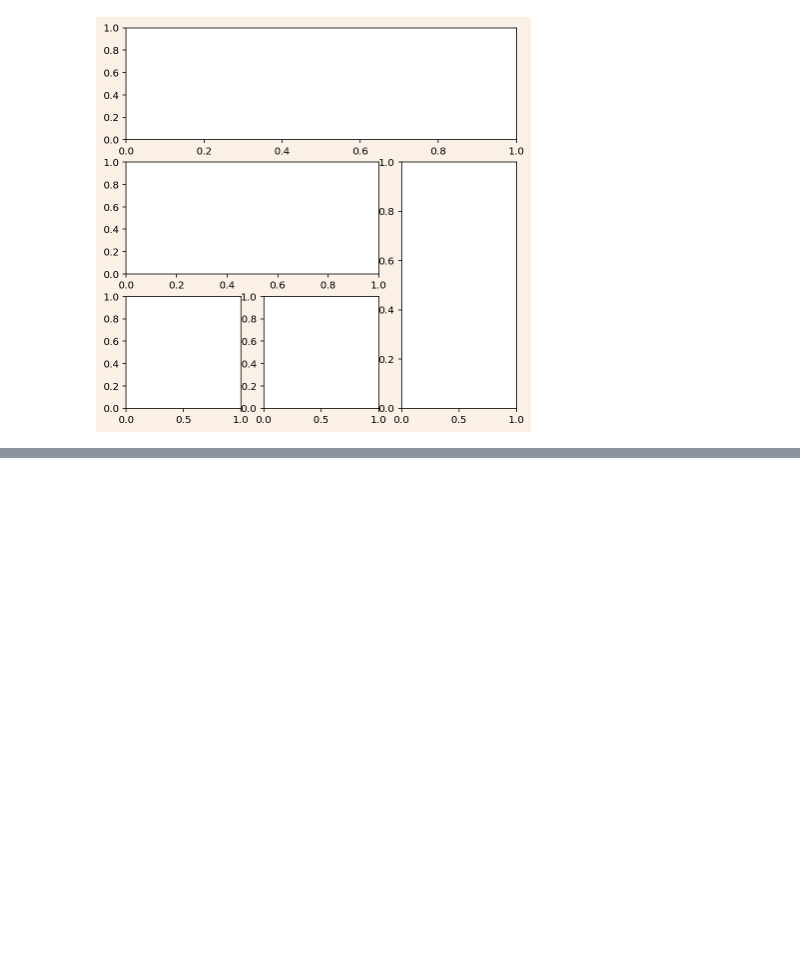
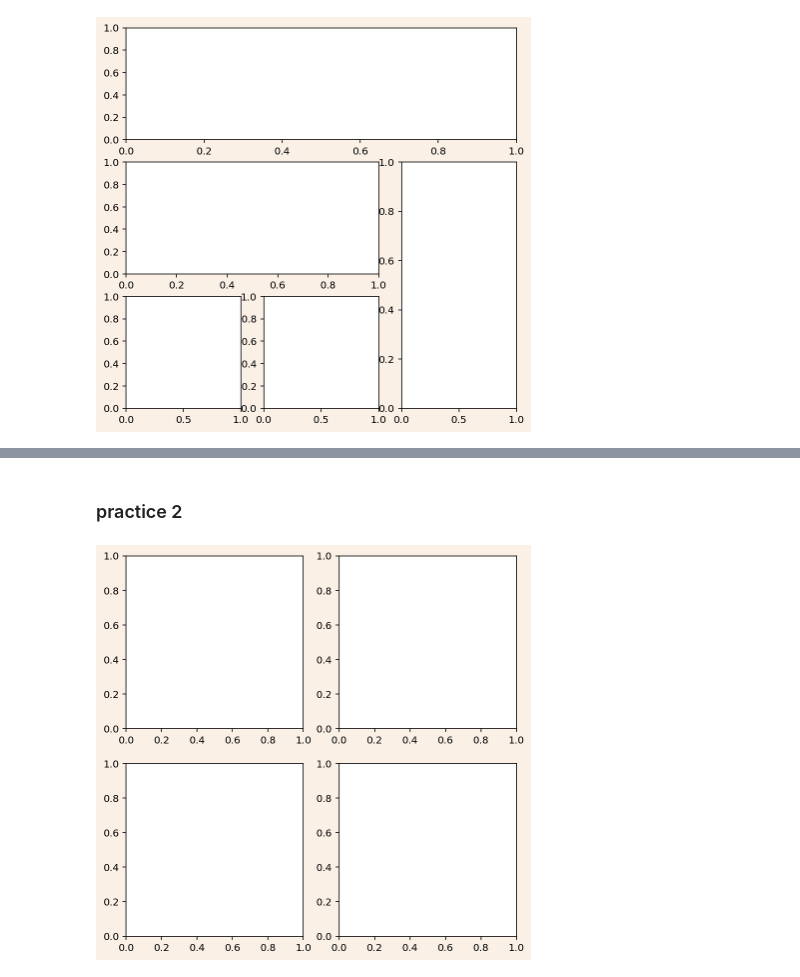
Before and after one commit to bluefruit0215/matplotlib_study, a Jupyter notebook: 1-1 실습.ipynb, the cells around one changed output, grey strips where cells are left out. Saved outputs shown, nothing was run; the diff lists cells and outputs as text; code cells hidden in the pictures; blank space fills up the shorter version.

```diff
--- a/1-1 실습.ipynb
+++ b/1-1 실습.ipynb
@@ -24,0 +48,12 @@ ax4 = plt.subplot2grid((3, 3), (2, 1), fig=fig)
+# %% [markdown]
+### practice 2
+# %%
+import matplotlib.pyplot as plt
+
+fig = plt.figure(figsize=(7, 7), facecolor='linen')
+ax1 = fig.add_subplot(221)
+ax2 = fig.add_subplot(222)
+ax3 = fig.add_subplot(223)
+ax4 = fig.add_subplot(224)
+# %% [output]
+[figure, added]
```
Also changed, not shown: parts of 15 cells of this notebook.
